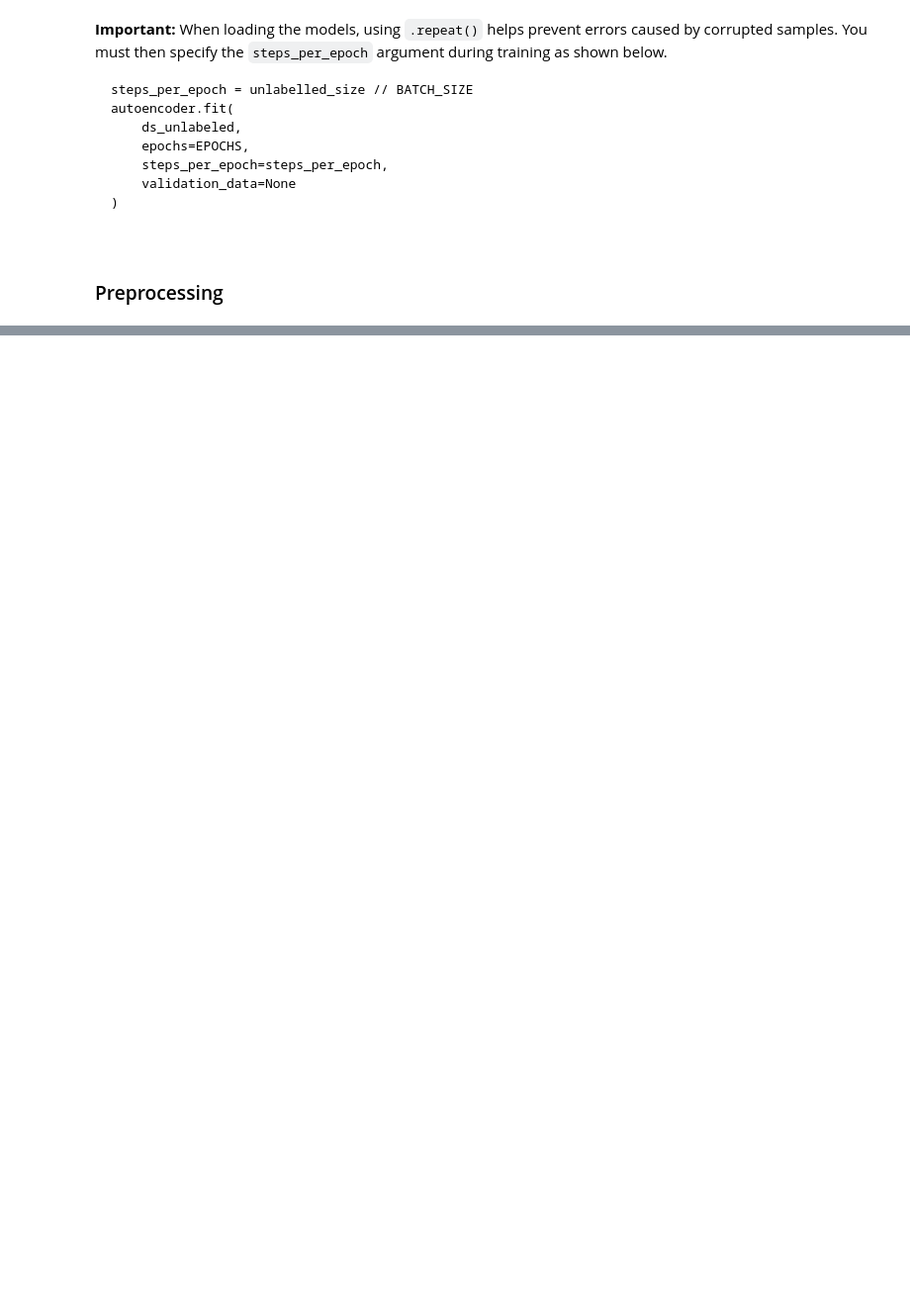
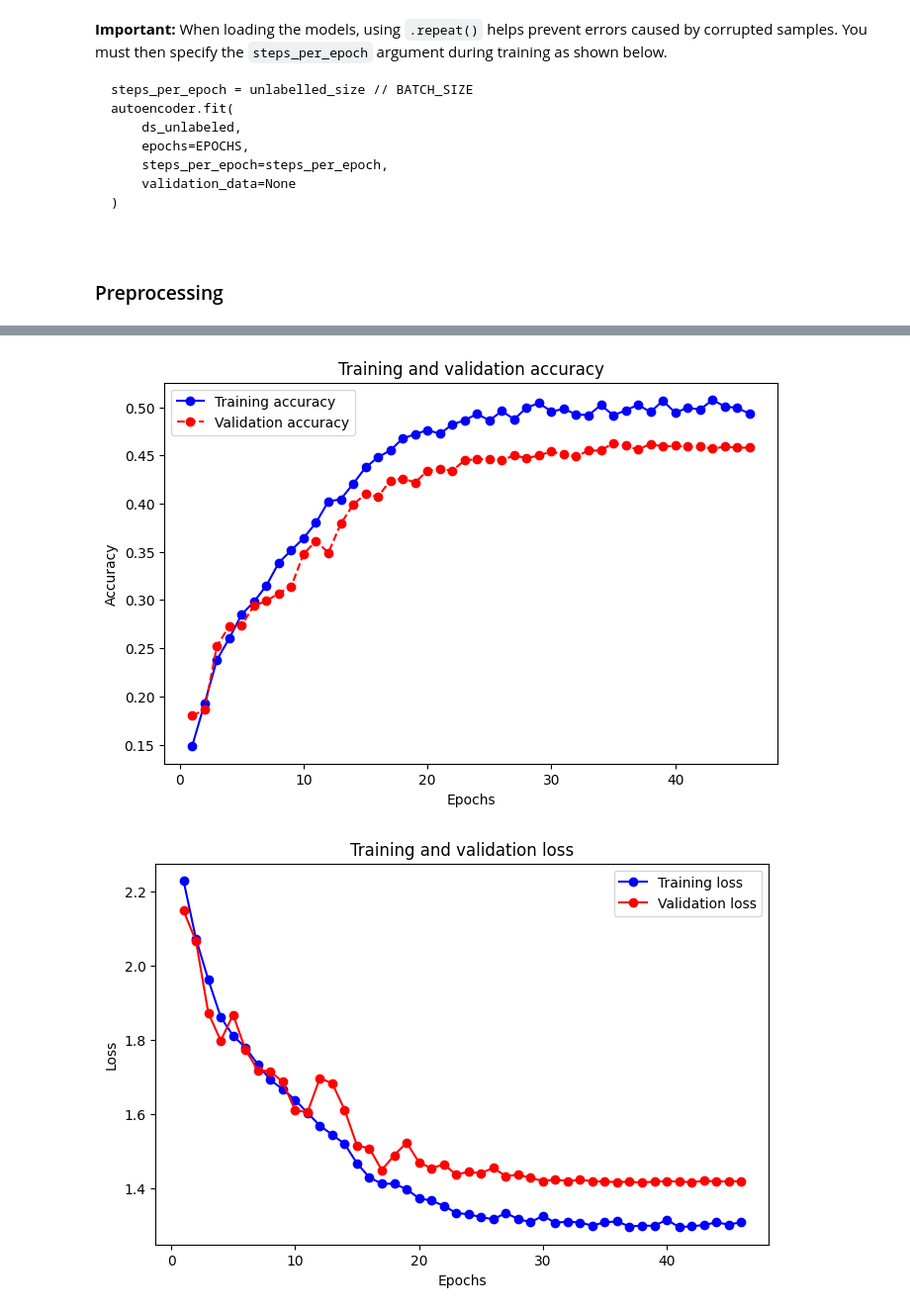
Before and after one commit to david-fm/dl-p3-latent-space, a Jupyter notebook: lab.ipynb, the cells around one changed output, grey strips where cells are left out. Shown at 99% size. Drawn from its saved outputs; the diff is of its cells as text; code cells hidden in the pictures; blank space fills up the shorter version.

```diff
--- a/lab.ipynb
+++ b/lab.ipynb
@@ -202,0 +308,10 @@ print(ds_dogs_cats.element_spec)
+# %%
+early_stopping = keras.callbacks.EarlyStopping(
+    monitor="val_loss", mode="min", patience=8, restore_best_weights=True)
+reduce_lr = keras.callbacks.ReduceLROnPlateau(
+    monitor="val_loss", factor=0.3, patience=3, min_lr=1e-7, verbose=1)
+
+history_tuned = model_tuned.fit(ds_train, validation_data=ds_val,
+                    epochs=100, callbacks=[early_stopping, reduce_lr])
+
+model_tuned.save("experiments/baseline.keras")
@@ -202,0 +336,5 @@ print(ds_dogs_cats.element_spec)
+# %%
+plot(history_tuned)
+# %% [output]
+[figure, added]
+[figure, added]
```
Also changed, not shown: parts of 31 cells of this notebook, 3 other files.
